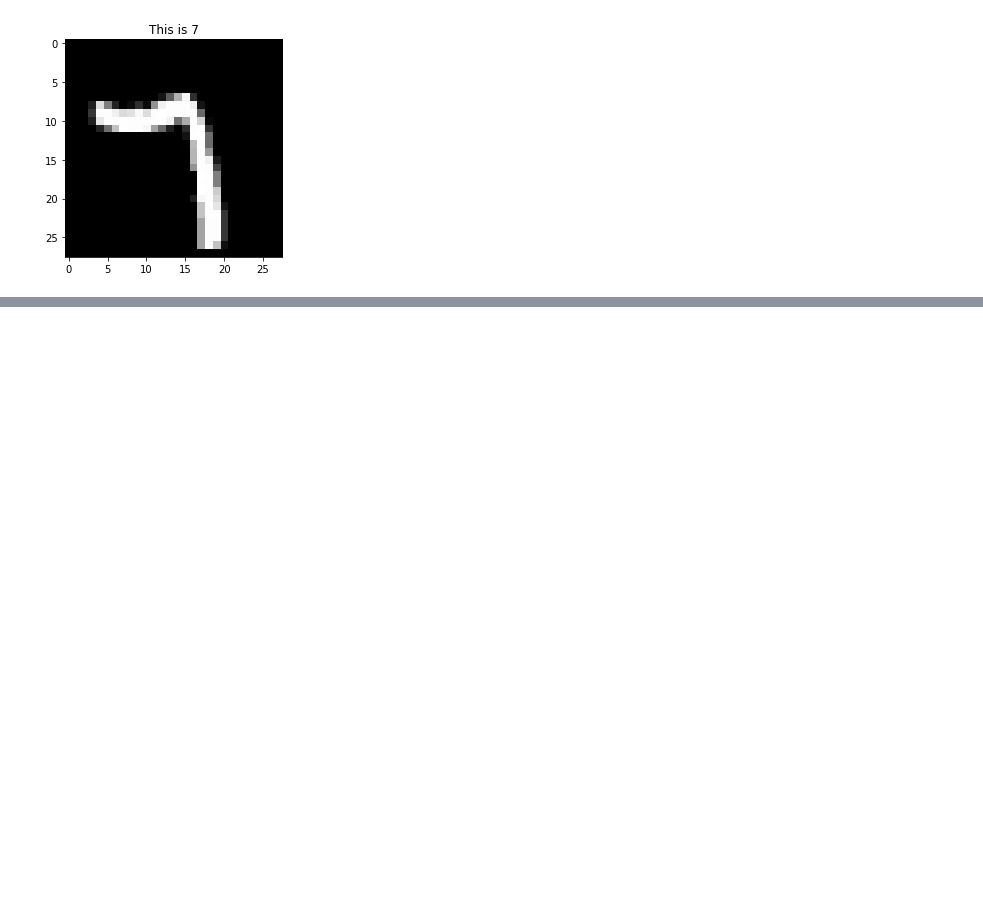
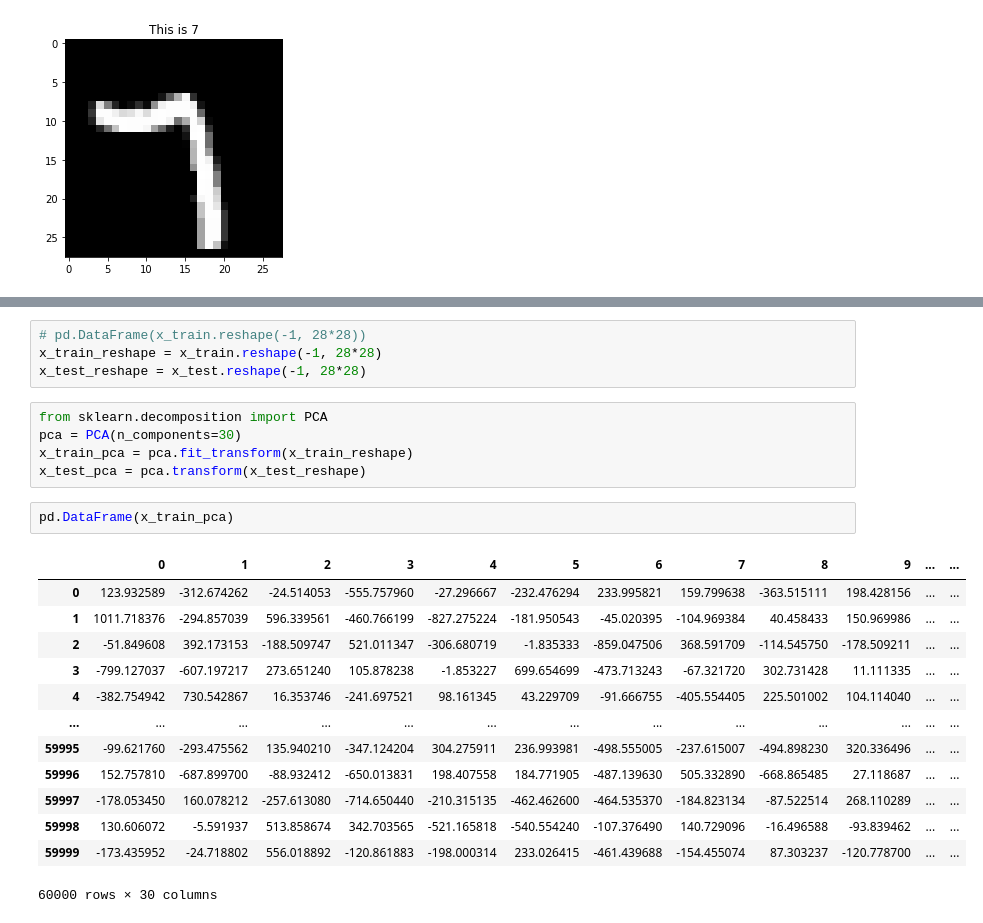
Before and after one commit to Elwing-Chou/MLDemo1216, a Jupyter notebook: pca.ipynb, the cells around one changed output, grey strips where cells are left out. Drawn from its saved outputs; the diff is of its cells as text; blank space fills up the shorter version.

```diff
--- a/pca.ipynb
+++ b/pca.ipynb
@@ -20,0 +43,25 @@ plt.imshow(x_train[i], cmap="gray")
+# %%
+# pd.DataFrame(x_train.reshape(-1, 28*28))
+x_train_reshape = x_train.reshape(-1, 28*28)
+x_test_reshape = x_test.reshape(-1, 28*28)
+# %%
+from sklearn.decomposition import PCA
+pca = PCA(n_components=30)
+x_train_pca = pca.fit_transform(x_train_reshape)
+x_test_pca = pca.transform(x_test_reshape)
+# %%
+pd.DataFrame(x_train_pca)
+# %% [output]
+|  | 0 | 1 | 2 | 3 | 4 | 5 | 6 | 7 | 8 | 9 | ... | ... |
+| 0 | 123.932589 | -312.674262 | -24.514053 | -555.757960 | -27.296667 | -232.476294 | 233.995821 | 159.799638 | -363.515111 | 198.428156 | ... | ... |
+| 1 | 1011.718376 | -294.857039 | 596.339561 | -460.766199 | -827.275224 | -181.950543 | -45.020395 | -104.969384 | 40.458433 | 150.969986 | ... | ... |
+| 2 | -51.849608 | 392.173153 | -188.509747 | 521.011347 | -306.680719 | -1.835333 | -859.047506 | 368.591709 | -114.545750 | -178.509211 | ... | ... |
+| 3 | -799.127037 | -607.197217 | 273.651240 | 105.878238 | -1.853227 | 699.654699 | -473.713243 | -67.321720 | 302.731428 | 11.111335 | ... | ... |
+| 4 | -382.754942 | 730.542867 | 16.353746 | -241.697521 | 98.161345 | 43.229709 | -91.666755 | -405.554405 | 225.501002 | 104.114040 | ... | ... |
+| ... | ... | ... | ... | ... | ... | ... | ... | ... | ... | ... | ... | ... |
+| 59995 | -99.621760 | -293.475562 | 135.940210 | -347.124204 | 304.275911 | 236.993981 | -498.555005 | -237.615007 | -494.898230 | 320.336496 | ... | ... |
+| 59996 | 152.757810 | -687.899700 | -88.932412 | -650.013831 | 198.407558 | 184.771905 | -487.139630 | 505.332890 | -668.865485 | 27.118687 | ... | ... |
+| 59997 | -178.053450 | 160.078212 | -257.613080 | -714.650440 | -210.315135 | -462.462600 | -464.535370 | -184.823134 | -87.522514 | 268.110289 | ... | ... |
+| 59998 | 130.606072 | -5.591937 | 513.858674 | 342.703565 | -521.165818 | -540.554240 | -107.376490 | 140.729096 | -16.496588 | -93.839462 | ... | ... |
+| 59999 | -173.435952 | -24.718802 | 556.018892 | -120.861883 | -198.000314 | 233.026415 | -461.439688 | -154.455074 | 87.303237 | -120.778700 | ... | ... |
+60000 rows × 30 columns
```
Also changed, not shown: parts of 5 cells of this notebook.
